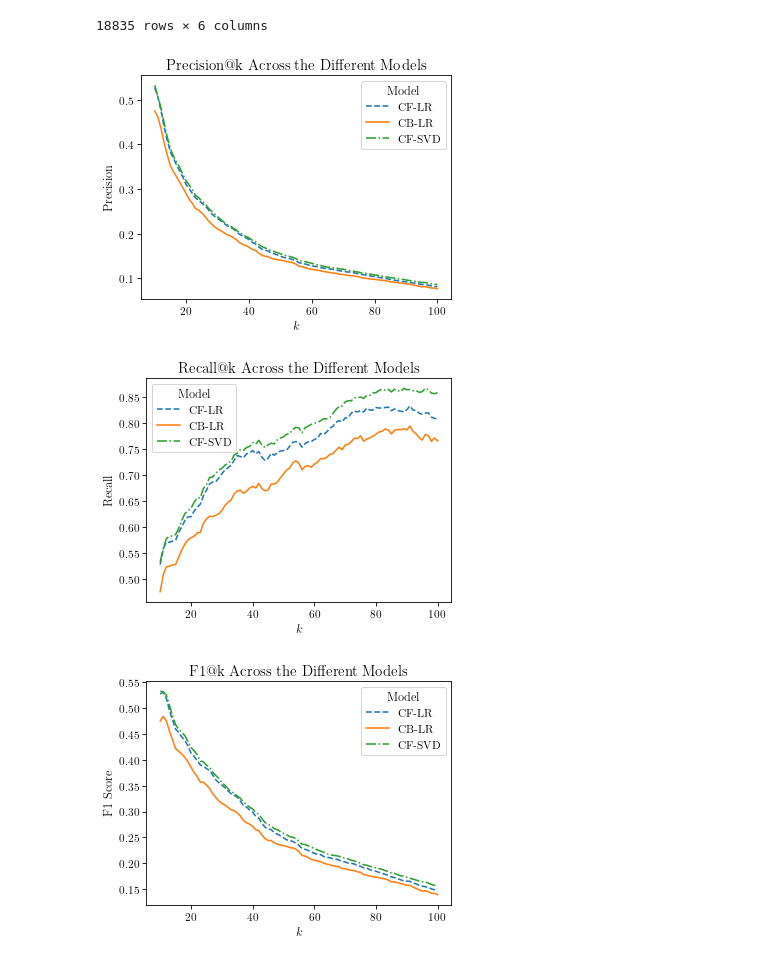
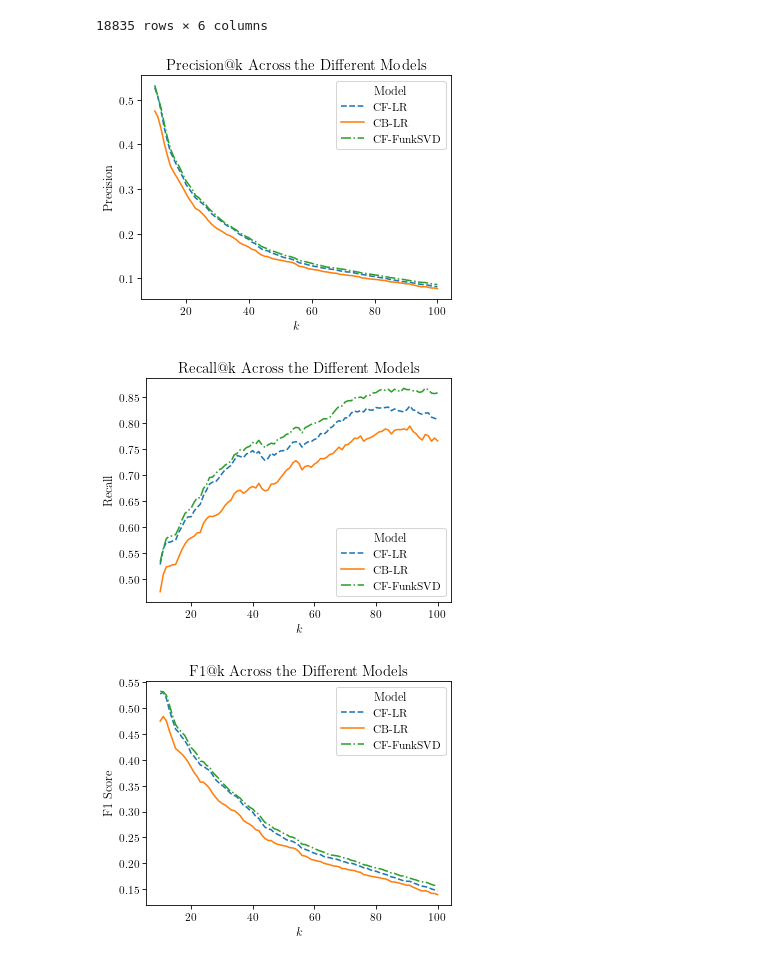
Before and after one commit to jepe06/Project2--Recommender-System, a Jupyter notebook: 04 results.ipynb, the cells around one changed output. Drawn from its saved outputs; the diff is of its cells as text; code cells hidden in the pictures.

Commit message:
new model03 name

```diff
--- a/04 results.ipynb
+++ b/04 results.ipynb
@@ -308,7 +308,7 @@ for k in range(10, 50):
     data["f1"].append(ff1(relevant_items, topk_02[:k]))
 
     data["k"].append(k)
-    data["model"].append("CF-SVD")
+    data["model"].append("CF-FunkSVD")
     data["precision"].append(fprecision(relevant_items, topk_03[:k]))
     data["recall"].append(frecall(relevant_items, topk_03[:k]))
     data["f1"].append(ff1(relevant_items, topk_03[:k]))
@@ -320,17 +320,17 @@ df = pd.DataFrame(data)"""
 
 """plt.plot(df[df["model"] == "CF-LR"]["k"], df[df["model"] == "CF-LR"]["precision"], label="CF-LR", linestyle="--")
 plt.plot(df[df["model"] == "CB-LR"]["k"], df[df["model"] == "CB-LR"]["precision"], label="CB-LR", linestyle="-")
-plt.plot(df[df["model"] == "CF-SVD"]["k"], df[df["model"] == "CF-SVD"]["precision"], label="CF-SVD", linestyle="-.")
+plt.plot(df[df["model"] == "CF-FunkSVD"]["k"], df[df["model"] == "CF-FunkSVD"]["precision"], label="CF-FunkSVD", linestyle="-.")
 plt.legend()"""
 
 """plt.plot(df[df["model"] == "CF-LR"]["k"], df[df["model"] == "CF-LR"]["recall"], label="CF-LR", linestyle="--")
 plt.plot(df[df["model"] == "CB-LR"]["k"], df[df["model"] == "CB-LR"]["recall"], label="CB-LR", linestyle="-")
-plt.plot(df[df["model"] == "CF-SVD"]["k"], df[df["model"] == "CF-SVD"]["recall"], label="CF-SVD", linestyle="-.")
+plt.plot(df[df["model"] == "CF-FunkSVD"]["k"], df[df["model"] == "CF-FunkSVD"]["recall"], label="CF-FunkSVD", linestyle="-.")
 plt.legend()"""
 
 """plt.plot(df[df["model"] == "CF-LR"]["k"], df[df["model"] == "CF-LR"]["f1"], label="CF-LR", linestyle="--")
 plt.plot(df[df["model"] == "CB-LR"]["k"], df[df["model"] == "CB-LR"]["f1"], label="CB-LR", linestyle="-")
-plt.plot(df[df["model"] == "CF-SVD"]["k"], df[df["model"] == "CF-SVD"]["f1"], label="CF-SVD", linestyle="-.")
+plt.plot(df[df["model"] == "CF-FunkSVD"]["k"], df[df["model"] == "CF-FunkSVD"]["f1"], label="CF-FunkSVD", linestyle="-.")
 plt.legend()"""
 # %% [output]
 'plt.plot(df[df["model"] == "CF-LR"]["k"], df[df["model"] == "CF-LR"]["f1"], label="CF-LR", linestyle="--")\nplt.plot(df[df["model"] == "CB-LR"]["k"], df[df["model"] == "CB-LR"]["f1"], label="CB-LR",  ...
@@ -432,7 +432,7 @@ for k in range(10, 101):
         data["precision"].append(0)
         data["recall"].append(0)
         data["f1"].append(0)
-        model_name = {"model01": "CF-LR", "model02": "CB-LR", "model03": "CF-SVD"}[model]
+        model_name = {"model01": "CF-LR", "model02": "CB-LR", "model03": "CF-FunkSVD"}[model]
         data["model"].append(model_name)
         data["mrr"].append(0)
         for user in user_topmovies.keys():
@@ -460,42 +460,42 @@ df = pd.DataFrame(data)
 # %%
 plt.plot(df[df["model"] == "CF-LR"]["k"], df[df["model"] == "CF-LR"]["precision"], label="CF-LR", linestyle="--")
 plt.plot(df[df["model"] == "CB-LR"]["k"], df[df["model"] == "CB-LR"]["precision"], label="CB-LR", linestyle="-")
-plt.plot(df[df["model"] == "CF-SVD"]["k"], df[df["model"] == "CF-SVD"]["precision"], label="CF-SVD", linestyle="-.")
+plt.plot(df[df["model"] == "CF-FunkSVD"]["k"], df[df["model"] == "CF-FunkSVD"]["precision"], label="CF-FunkSVD", linestyle="-.")
 plt.legend(title = "Model")
 plt.title("Precision@k Across the Different Models")
 plt.xlabel("$k$")
 plt.ylabel("Precision")
 plt.tight_layout()
-#plt.savefig("assets/results_precisionK.png")
+plt.savefig("assets/results_precisionK.png")
 plt.show()
 # %% [output]
-[figure, old version]
+[figure, new version]
 # %%
 plt.plot(df[df["model"] == "CF-LR"]["k"], df[df["model"] == "CF-LR"]["recall"], label="CF-LR", linestyle="--")
 plt.plot(df[df["model"] == "CB-LR"]["k"], df[df["model"] == "CB-LR"]["recall"], label="CB-LR", linestyle="-")
-plt.plot(df[df["model"] == "CF-SVD"]["k"], df[df["model"] == "CF-SVD"]["recall"], label="CF-SVD", linestyle="-.")
+plt.plot(df[df["model"] == "CF-FunkSVD"]["k"], df[df["model"] == "CF-FunkSVD"]["recall"], label="CF-FunkSVD", linestyle="-.")
 plt.legend(title = "Model")
 plt.title("Recall@k Across the Different Models")
 plt.xlabel("$k$")
 plt.ylabel("Recall")
 plt.tight_layout()
-#plt.savefig("assets/results_recallK.png")
+plt.savefig("assets/results_recallK.png")
 plt.show()
 # %% [output]
-[figure, old version]
+[figure, new version]
 # %%
 plt.plot(df[df["model"] == "CF-LR"]["k"], df[df["model"] == "CF-LR"]["f1"], label="CF-LR", linestyle="--")
 plt.plot(df[df["model"] == "CB-LR"]["k"], df[df["model"] == "CB-LR"]["f1"], label="CB-LR", linestyle="-")
-plt.plot(df[df["model"] == "CF-SVD"]["k"], df[df["model"] == "CF-SVD"]["f1"], label="CF-SVD", linestyle="-.")
+plt.plot(df[df["model"] == "CF-FunkSVD"]["k"], df[df["model"] == "CF-FunkSVD"]["f1"], label="CF-FunkSVD", linestyle="-.")
 plt.legend(title = "Model")
 plt.title("F1@k Across the Different Models")
 plt.xlabel("$k$")
 plt.ylabel("F1 Score")
 plt.tight_layout()
-#plt.savefig("assets/results_f1K.png")
+plt.savefig("assets/results_f1K.png")
 plt.show()
 # %% [output]
-[figure, old version]
+[figure, new version]
 # %%
 plt.plot(df[df["model"] == "CF-LR"]["k"], df[df["model"] == "CF-LR"]["mrr"], label="CF-LR", linestyle="--")
 plt.plot(df[df["model"] == "CB-LR"]["k"], df[df["model"] == "CB-LR"]["mrr"], label="CB-LR", linestyle="-")
```
Also changed, not shown: parts of 3 cells of this notebook, 7 other files.
